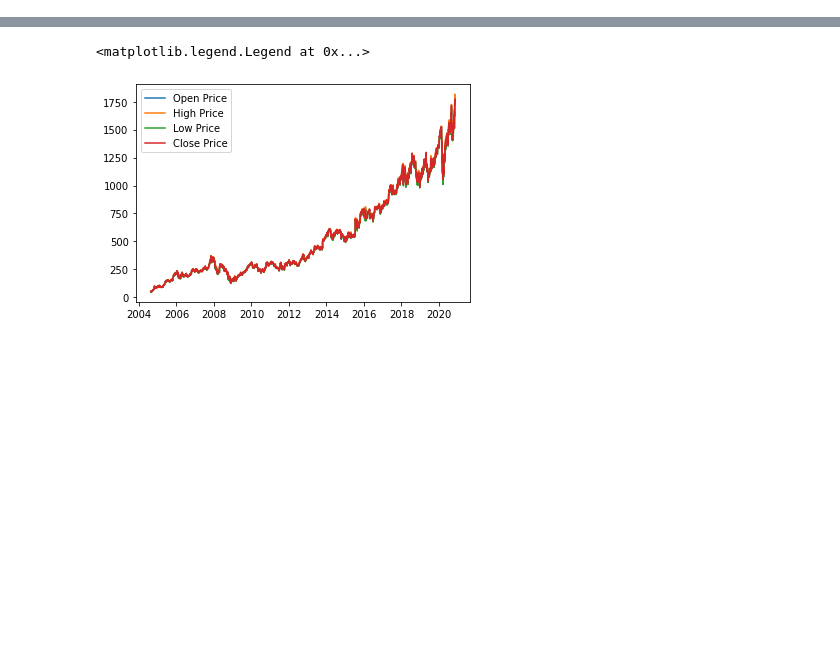
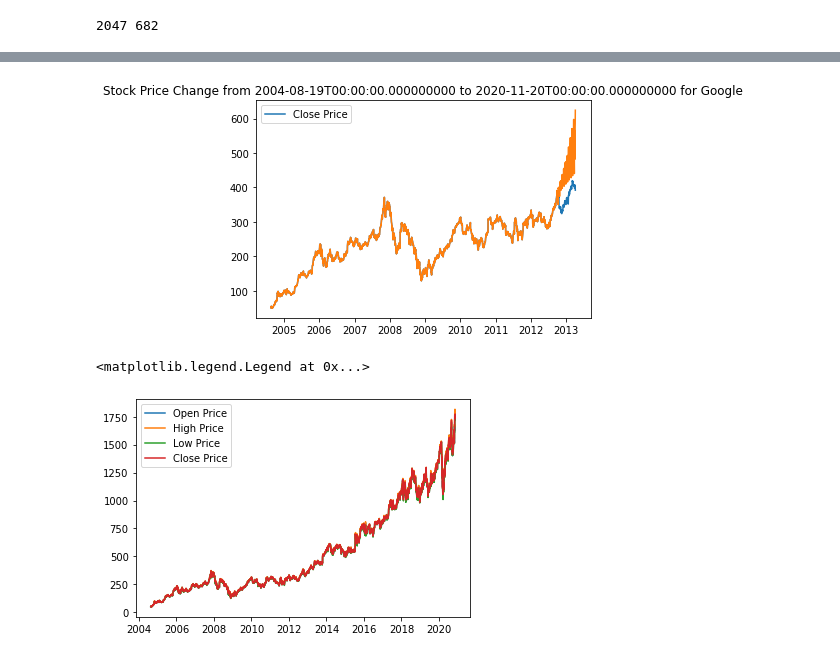
Before and after one commit to nurpeiis/Stock-Prediction, a Jupyter notebook: visualization.ipynb, the cells around one changed output, grey strips where cells are left out. Drawn from its saved outputs; the diff is of its cells as text; code cells hidden in the pictures; blank space fills up the shorter version.

Commit message:
Initial implementation of rap based on k-nearest neighbors

```diff
--- a/visualization.ipynb
+++ b/visualization.ipynb
@@ -14,3 +16,10 @@ close_p = hist['Close']
 dates = hist.index.to_series().values
 start_date = dates[0]
 end_date = dates[-1]
+# %%
+half_p = close_p.values[:int(len(close_p.values)/2)]
+all_p = close_p.values
+# %%
+half_p_3  = [half_p[i:i+3] for i in range(0, len(half_p)-3, 3)]
+# %% [output]
+2047 682
@@ -16,0 +29,21 @@ end_date = dates[-1]
+# %%
+d = 12
+half_p_d  = [half_p[i:i+d] for i in range(0, len(half_p)-d, d)]
+nbrs = NearestNeighbors(n_neighbors=3, algorithm='ball_tree').fit(half_p_d)
+distances, indices = nbrs.kneighbors([half_p_d[-1]])
+points = half_p_d
+new_p = [half_p_d[-1][i] + half_p_d[indices[0][1]][i] - half_p_d[indices[0][1] - 1][i] for i in range(len(half_p_d[-1]))]
+points = np.append (points, [new_p], axis = 0)
+for n in range(10):
+    distances, indices = nbrs.kneighbors([new_p])
+    new_p = [new_p[i] + half_p_d[indices[0][0]][i] - half_p_d[indices[0][0] - 1][i] for i in range(len(new_p))]
+    #print(new_p, half_p_3[indices[0][0]])
+    points = np.append(points, [new_p], axis = 0)
+# %%
+flatten = points.flatten()
+# %%
+plt.plot(dates[:len(flatten)], close_p[:len(flatten)])
+plt.plot(dates[:len(flatten)], flatten)
+plt.legend(["Close Price"])
+plt.title(f'Stock Price Change from {str(start_date)} to {str(end_date)} for {name}')
+# %% [output]
@@ -17,3 +51,4 @@ end_date = dates[-1]
+[figure, added]
 # %%
 plt.plot(dates, open_p)
 plt.plot(dates, high_p)
```
Also changed, not shown: parts of 5 cells of this notebook.
